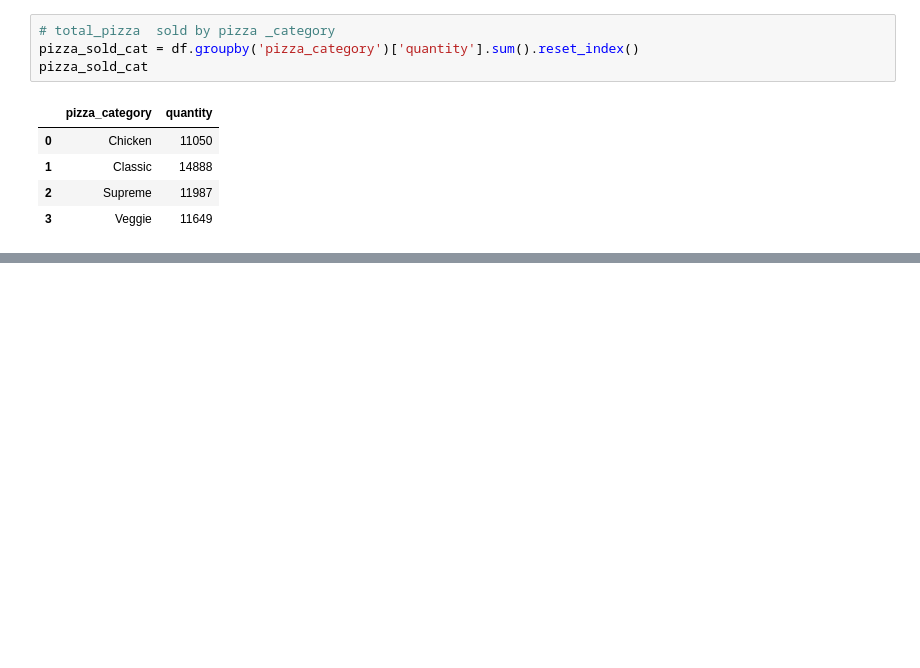
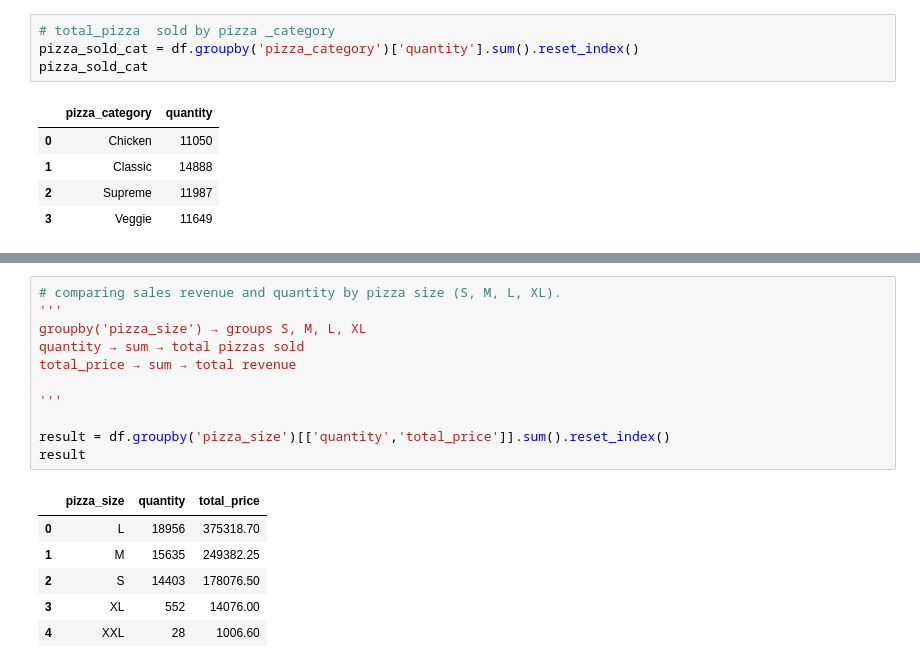
Before and after one commit to pinkimahato9814-afk/Pizza_sales_analysis, a Jupyter notebook: pizza_sales_analysis.ipynb, the cells around one changed output, grey strips where cells are left out. Cells and saved outputs as stored; diff of their text form; blank space fills up the shorter version.

```diff
--- a/pizza_sales_analysis.ipynb
+++ b/pizza_sales_analysis.ipynb
@@ -279,0 +299,18 @@ top_best= pd.groupby('pizza_name').agg(total_sales ='sum')
+# %%
+# comparing sales revenue and quantity by pizza size (S, M, L, XL).
+'''
+groupby('pizza_size') → groups S, M, L, XL
+quantity → sum → total pizzas sold
+total_price → sum → total revenue
+
+'''
+
+result = df.groupby('pizza_size')[['quantity','total_price']].sum().reset_index()
+result
+# %% [output]
+|  | pizza_size | quantity | total_price |
+| 0 | L | 18956 | 375318.70 |
+| 1 | M | 15635 | 249382.25 |
+| 2 | S | 14403 | 178076.50 |
+| 3 | XL | 552 | 14076.00 |
+| 4 | XXL | 28 | 1006.60 |
```
Also changed, not shown: parts of 15 cells of this notebook.
